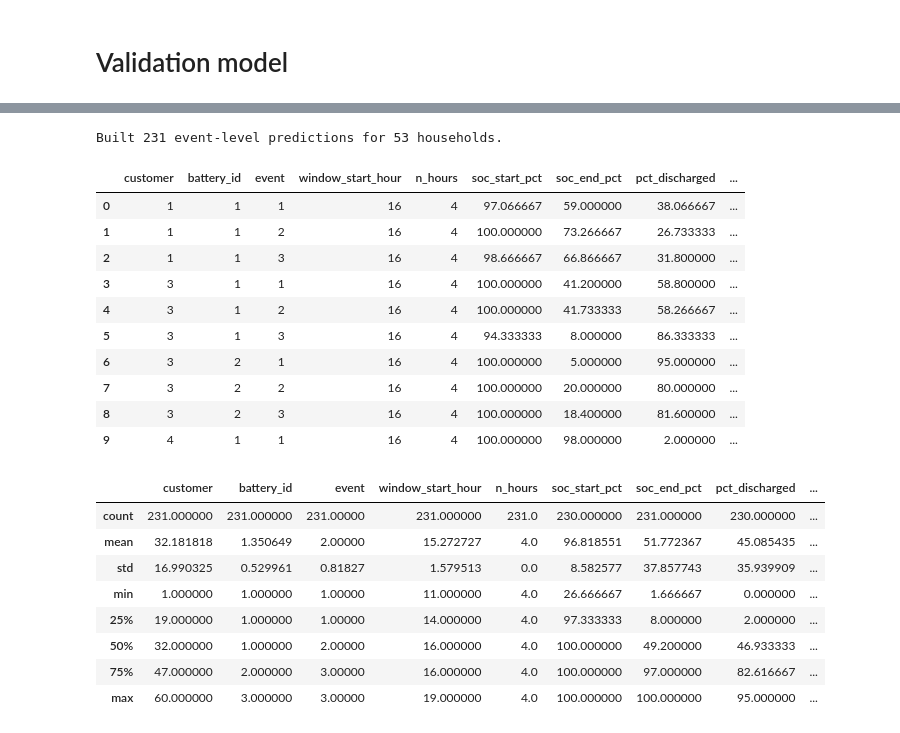
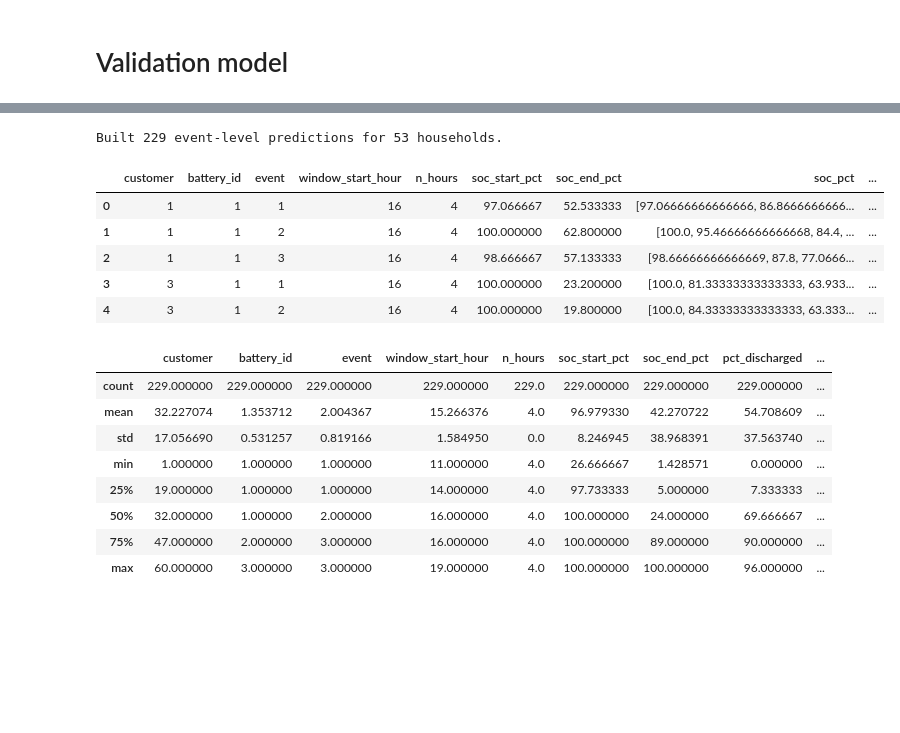
Before and after one commit to alexnathanson/TEA_AggregatedOffGridPVPowerStations, a Jupyter notebook: model_v5-2-validation.ipynb, the cells around one changed output, grey strips where cells are left out. Drawn from its saved outputs; the diff is of its cells as text; code cells hidden in the pictures; blank space fills up the shorter version.

```diff
--- a/model_v5-2-validation.ipynb
+++ b/model_v5-2-validation.ipynb
@@ -78,7 +78,7 @@ tilt: 40.7128, azimuth: 180
 # Validation Data
 # %%
 # ---- Load the real event-level observations ----
-observed_df = pd.read_csv('power_station_validation/validation_hourly_observed_20260727_125334.csv')
+observed_df = pd.read_csv('power_station_validation/validation_hourly_observed_20260728_222814.csv')
 
 # All deployed hardware is the same unit
 BATTERY_MODEL = 'Elite 200V2'
@@ -192,79 +210,100 @@ for (customer_num, battery_id, event_idx), g in observed_df.groupby(['customer',
     n_hours = len(g)
 
     observed_flex_kW = g['observed_flex_kW'].mean()
-    observed_max_discharge_kW = g.loc[g['observed_flex_kW'] > 0, 'observed_flex_kW'].max()
+    #print(f'of:{observed_flex_kW}')
+    observed_max_discharge_kW = g.loc[g['observed_flex_kW'] >= 0, 'observed_flex_kW'].max()
+    #print(f'omd:{observed_max_discharge_kW}')
     observed_load_kW_mean = g['observed_load_kW'].mean()
+    #print(f'ol:{observed_load_kW_mean}')
+
 
     soc_start_pct = g.iloc[0]['soc_pct']
-    soc_end_pct = g.iloc[-1]['soc_pct']
+    soc_end_pct = g.iloc[-1]['soc_pct_window_end']
+    soc_pct = [soc_start_pct,g.iloc[1]['soc_pct'],g.iloc[2]['soc_pct'],g.iloc[3]['soc_pct'],soc_end_pct]
+
+    if pd.isnull(soc_start_pct) or pd.isnull(soc_end_pct):
+        continue
+
     pct_discharged = soc_start_pct - soc_end_pct
     batState_start_Wh = (soc_start_pct / 100.0) * batWh
     window_start_hour = int(g.iloc[0]['hour_of_day'])
 
     # total AC-equivalent kWh available down to the event DoD floor,
     # net of self-consumption over the window, as an average kW rate
+    # maintains 5% dod floor
     predicted_max_battery_flex_kWAC = (
-        max(0.0, (batState_start_Wh - dodFloor_event_Wh) - powerStationSC * n_hours)
+        max(0.0, (batState_start_Wh - dodFloor_event_Wh) - (powerStationSC * n_hours))
         * iE * 0.001 / n_hours
     )
+
+    # # uses up to 95% of battery capacity, with a 1% floor
+    # predicted_max_battery_flex_kWAC = (
+    #     max(0.0, min((batState_start_Wh*0.99), (batWh * LiFePOdod_event)) - (powerStationSC * n_hours))
+    #     * iE * 0.001 / n_hours
+    # )
 
     # step hour-by-hour: cap by remaining capacity AND the hardware's rated
     # discharge power -- both units in kWh per hour (numerically = kW at 1hr resolution)
     remaining_capacity_kWh = predicted_max_battery_flex_kWAC * n_hours
+    predicted_served_kWh = []
     for h in range(n_hours):
-        served_kWh = min(g.iloc[h]['observed_load_kW'], max_discharge_kW)
-        remaining_capacity_kWh = max(remaining_capacity_kWh - served_kWh, 0.0)
+        predicted_served_kWh.append(min(remaining_capacity_kWh, g.iloc[h]['observed_load_kW'], max_discharge_kW))
+        remaining_capacity_kWh = max(remaining_capacity_kWh - predicted_served_kWh[h], 0.0)
 
     predicted_actual_flex_kW = (predicted_max_battery_flex_kWAC * n_hours - remaining_capacity_kWh) / n_hours
 
     error_kW = predicted_actual_flex_kW - observed_flex_kW
-    accuracy_per = (predicted_actual_flex_kW / observed_flex_kW
-                 if observed_flex_kW > 1e-6 else np.nan)
+
+    if observed_flex_kW > 0:
+        accuracy_per = predicted_actual_flex_kW / observed_flex_kW
+    elif (observed_flex_kW==0) & (predicted_actual_flex_kW ==0): # if it is accurately predicting 0 flex, it is 100% accurate
+        accuracy_per = 1.0
+    else:
+        accuracy_per = np.nan
 
     event_records.append({
         'customer': customer_num,
         'battery_id': battery_id,
         'event': event_idx,
         'window_start_hour': window_start_hour,
         'n_hours': n_hours,
         'soc_start_pct': soc_start_pct,
         'soc_end_pct': soc_end_pct,
+        'soc_pct':soc_pct,
         'pct_discharged': pct_discharged,
         'observed_flex_kW': observed_flex_kW,
         'observed_max_discharge_kW': observed_max_discharge_kW,
+        'observed_load_kW':list(g['observed_load_kW']),
         'observed_load_kW_mean': observed_load_kW_mean,
+        'observed_grid_kW':list(g['observed_grid_kW']),
+        'predicted_served_kWh': predicted_served_kWh, # the predicted hourly flex
         'predicted_max_battery_flex_kW': predicted_max_battery_flex_kWAC,
         'predicted_actual_flex_kW': predicted_actual_flex_kW,
         'error_kW': error_kW,
         'accuracy_per': accuracy_per,
     })
 
 event_validation_df = pd.DataFrame(event_records)
 print(f"Built {len(event_validation_df)} event-level predictions "
       f"for {event_validation_df['customer'].nunique()} households.")
-event_validation_df.head(10)
+event_validation_df.head()
 # %% [output]
-Built 231 event-level predictions for 53 households.
+Built 229 event-level predictions for 53 households.
-|  | customer | battery_id | event | window_start_hour | n_hours | soc_start_pct | soc_end_pct | pct_discharged | ... |
-| 0 | 1 | 1 | 1 | 16 | 4 | 97.066667 | 59.000000 | 38.066667 | ... |
-| 1 | 1 | 1 | 2 | 16 | 4 | 100.000000 | 73.266667 | 26.733333 | ... |
-| 2 | 1 | 1 | 3 | 16 | 4 | 98.666667 | 66.866667 | 31.800000 | ... |
-| 3 | 3 | 1 | 1 | 16 | 4 | 100.000000 | 41.200000 | 58.800000 | ... |
-| 4 | 3 | 1 | 2 | 16 | 4 | 100.000000 | 41.733333 | 58.266667 | ... |
-| 5 | 3 | 1 | 3 | 16 | 4 | 94.333333 | 8.000000 | 86.333333 | ... |
-| 6 | 3 | 2 | 1 | 16 | 4 | 100.000000 | 5.000000 | 95.000000 | ... |
-| 7 | 3 | 2 | 2 | 16 | 4 | 100.000000 | 20.000000 | 80.000000 | ... |
-| 8 | 3 | 2 | 3 | 16 | 4 | 100.000000 | 18.400000 | 81.600000 | ... |
-| 9 | 4 | 1 | 1 | 16 | 4 | 100.000000 | 98.000000 | 2.000000 | ... |
+|  | customer | battery_id | event | window_start_hour | n_hours | soc_start_pct | soc_end_pct | soc_pct | ... |
+| 0 | 1 | 1 | 1 | 16 | 4 | 97.066667 | 52.533333 | [97.06666666666666, 86.8666666666... | ... |
+| 1 | 1 | 1 | 2 | 16 | 4 | 100.000000 | 62.800000 | [100.0, 95.46666666666668, 84.4, ... | ... |
+| 2 | 1 | 1 | 3 | 16 | 4 | 98.666667 | 57.133333 | [98.66666666666669, 87.8, 77.0666... | ... |
+| 3 | 3 | 1 | 1 | 16 | 4 | 100.000000 | 23.200000 | [100.0, 81.33333333333333, 63.933... | ... |
+| 4 | 3 | 1 | 2 | 16 | 4 | 100.000000 | 19.800000 | [100.0, 84.33333333333333, 63.333... | ... |
 # %%
 event_validation_df.describe()
 # %% [output]
 |  | customer | battery_id | event | window_start_hour | n_hours | soc_start_pct | soc_end_pct | pct_discharged | ... |
-| count | 231.000000 | 231.000000 | 231.00000 | 231.000000 | 231.0 | 230.000000 | 231.000000 | 230.000000 | ... |
-| mean | 32.181818 | 1.350649 | 2.00000 | 15.272727 | 4.0 | 96.818551 | 51.772367 | 45.085435 | ... |
-| std | 16.990325 | 0.529961 | 0.81827 | 1.579513 | 0.0 | 8.582577 | 37.857743 | 35.939909 | ... |
-| min | 1.000000 | 1.000000 | 1.00000 | 11.000000 | 4.0 | 26.666667 | 1.666667 | 0.000000 | ... |
-| 25% | 19.000000 | 1.000000 | 1.00000 | 14.000000 | 4.0 | 97.333333 | 8.000000 | 2.000000 | ... |
-| 50% | 32.000000 | 1.000000 | 2.00000 | 16.000000 | 4.0 | 100.000000 | 49.200000 | 46.933333 | ... |
-| 75% | 47.000000 | 2.000000 | 3.00000 | 16.000000 | 4.0 | 100.000000 | 97.000000 | 82.616667 | ... |
-| max | 60.000000 | 3.000000 | 3.00000 | 19.000000 | 4.0 | 100.000000 | 100.000000 | 95.000000 | ... |
+| count | 229.000000 | 229.000000 | 229.000000 | 229.000000 | 229.0 | 229.000000 | 229.000000 | 229.000000 | ... |
+| mean | 32.227074 | 1.353712 | 2.004367 | 15.266376 | 4.0 | 96.979330 | 42.270722 | 54.708609 | ... |
+| std | 17.056690 | 0.531257 | 0.819166 | 1.584950 | 0.0 | 8.246945 | 38.968391 | 37.563740 | ... |
+| min | 1.000000 | 1.000000 | 1.000000 | 11.000000 | 4.0 | 26.666667 | 1.428571 | 0.000000 | ... |
+| 25% | 19.000000 | 1.000000 | 1.000000 | 14.000000 | 4.0 | 97.733333 | 5.000000 | 7.333333 | ... |
+| 50% | 32.000000 | 1.000000 | 2.000000 | 16.000000 | 4.0 | 100.000000 | 24.000000 | 69.666667 | ... |
+| 75% | 47.000000 | 2.000000 | 3.000000 | 16.000000 | 4.0 | 100.000000 | 89.000000 | 90.000000 | ... |
+| max | 60.000000 | 3.000000 | 3.000000 | 19.000000 | 4.0 | 100.000000 | 100.000000 | 96.000000 | ... |
```
Also changed, not shown: parts of 60 cells of this notebook, 8 other files.
